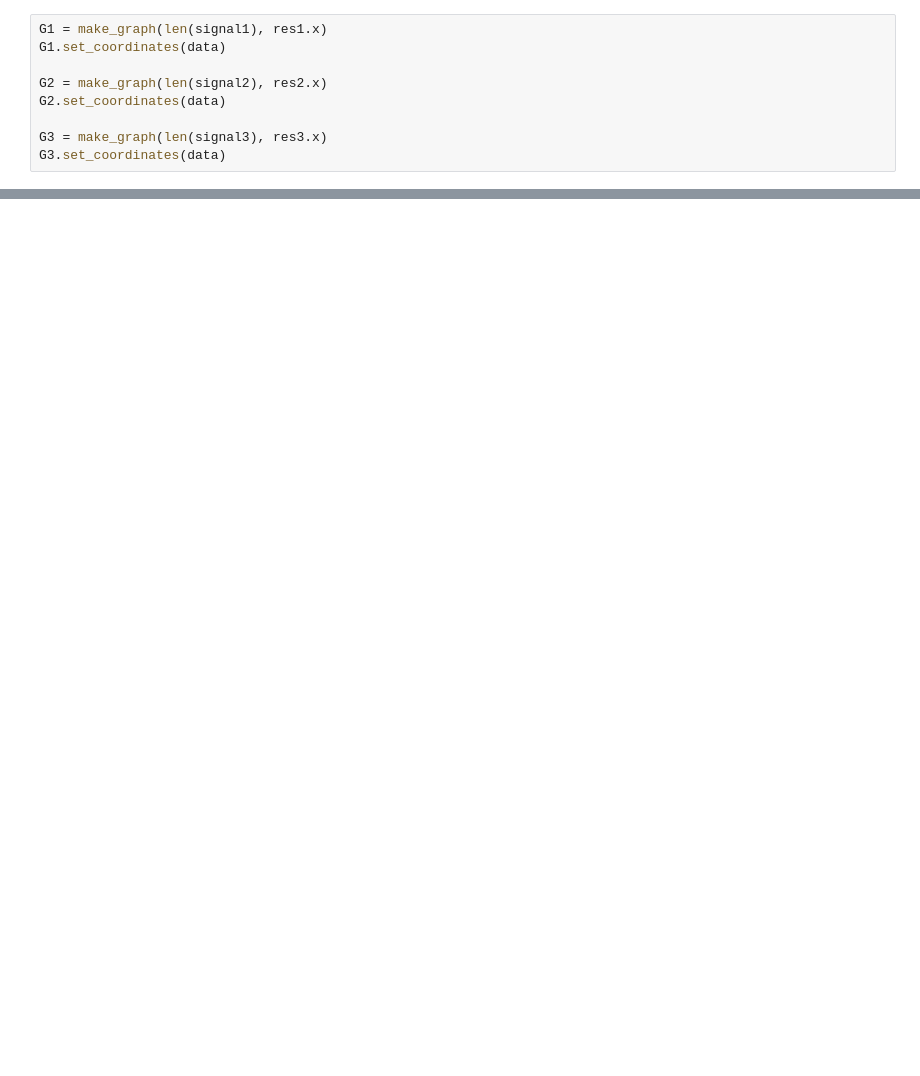
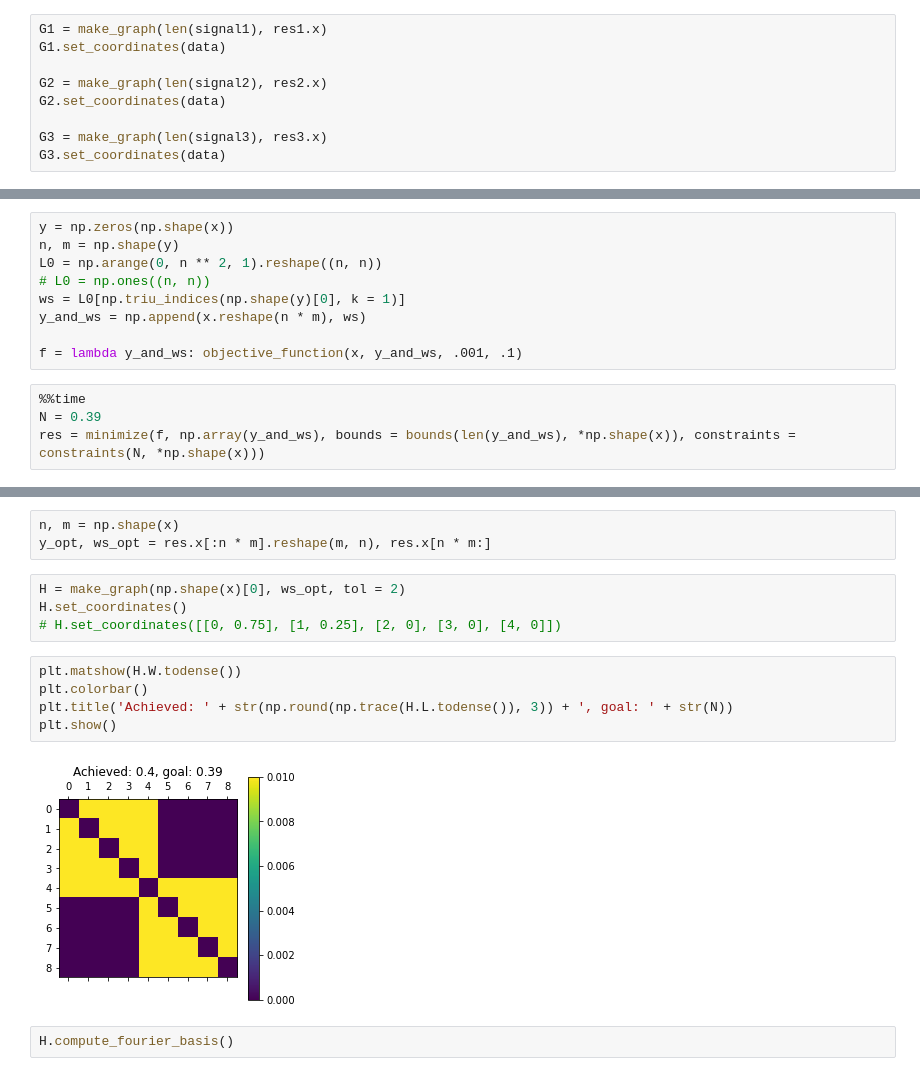
Before and after one commit to hollebenthiago/gsp, a Jupyter notebook: gsp5 - Graph Learning examples.ipynb, the cells around one changed output, grey strips where cells are left out. Cells and saved outputs as stored; diff of their text form; blank space fills up the shorter version.

```diff
--- a/gsp5 - Graph Learning examples.ipynb
+++ b/gsp5 - Graph Learning examples.ipynb
@@ -176,0 +227,13 @@ $$
+# %%
+y = np.zeros(np.shape(x))
+n, m = np.shape(y)
+L0 = np.arange(0, n ** 2, 1).reshape((n, n))
+# L0 = np.ones((n, n))
+ws = L0[np.triu_indices(np.shape(y)[0], k = 1)]
+y_and_ws = np.append(x.reshape(n * m), ws)
+
+f = lambda y_and_ws: objective_function(x, y_and_ws, .001, .1)
+# %%
+%%time
+N = 0.39
+res = minimize(f, np.array(y_and_ws), bounds = bounds(len(y_and_ws), *np.shape(x)), constraints = constraints(N, *np.shape(x)))
@@ -176,0 +243,16 @@ $$
+# %%
+n, m = np.shape(x)
+y_opt, ws_opt = res.x[:n * m].reshape(m, n), res.x[n * m:]
+# %%
+H = make_graph(np.shape(x)[0], ws_opt, tol = 2)
+H.set_coordinates()
+# H.set_coordinates([[0, 0.75], [1, 0.25], [2, 0], [3, 0], [4, 0]])
+# %%
+plt.matshow(H.W.todense())
+plt.colorbar()
+plt.title('Achieved: ' + str(np.round(np.trace(H.L.todense()), 3)) + ', goal: ' + str(N))
+plt.show()
+# %% [output]
+[figure, added]
+# %%
+H.compute_fourier_basis()
```
Also changed, not shown: parts of 17 cells of this notebook, 1 other file.
